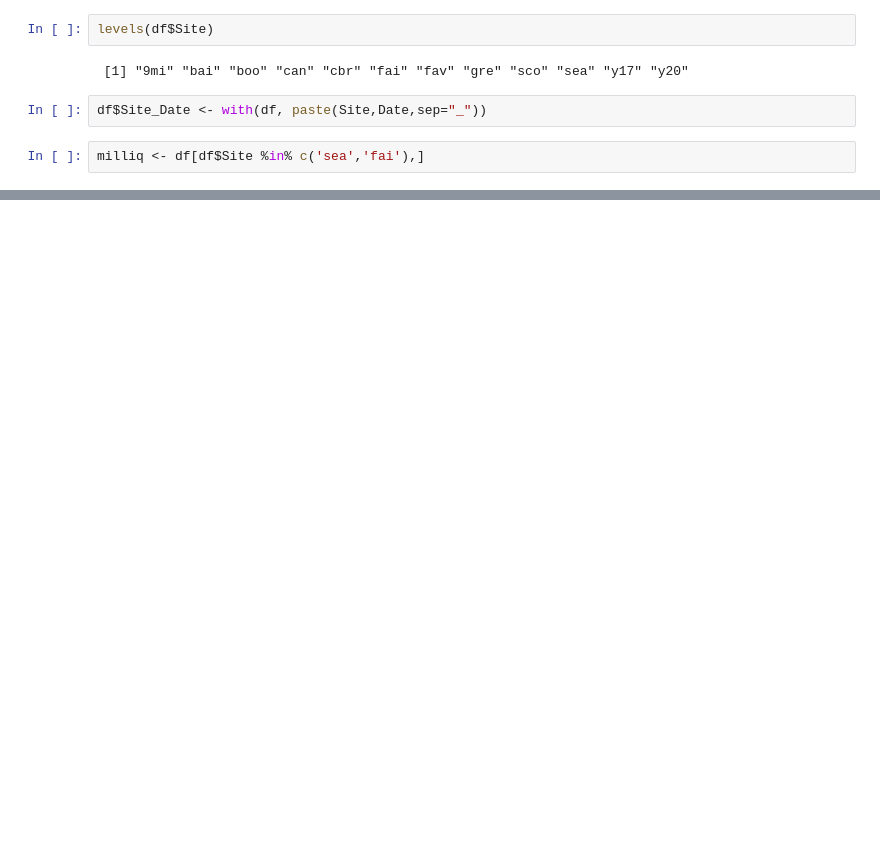
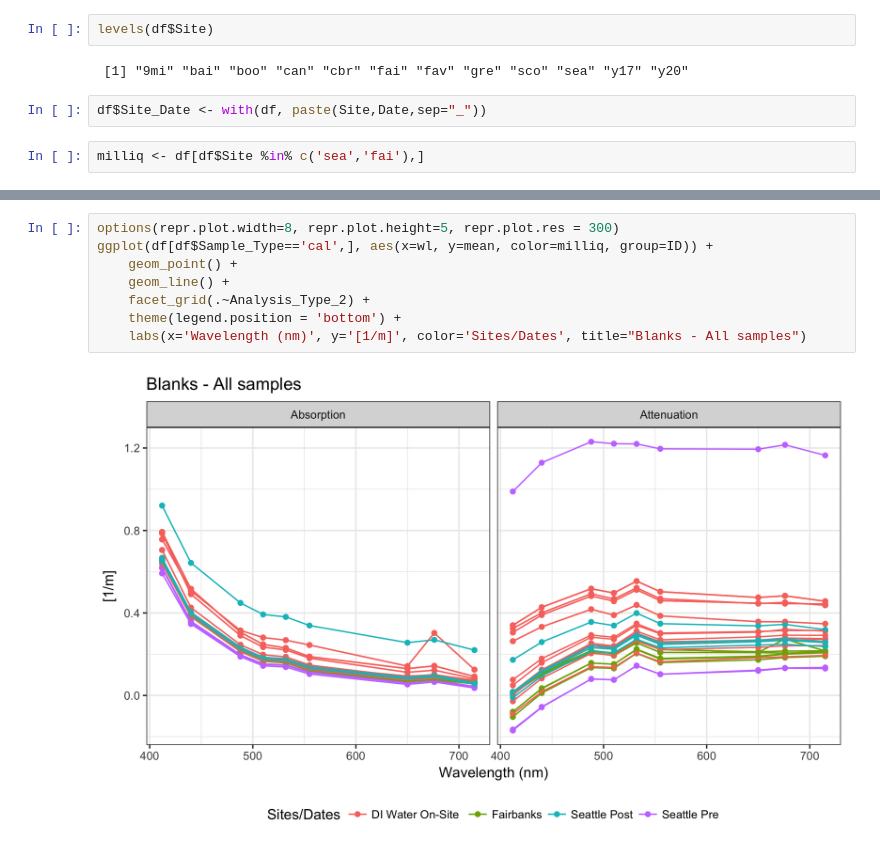
Before and after one commit to catherinekuhn/FreshwatersOpticsToolkit, a Jupyter notebook: Code/Untitled.ipynb, the cells around one changed output, grey strips where cells are left out. Saved outputs shown, nothing was run; the diff lists cells and outputs as text; blank space fills up the shorter version.

```diff
--- a/Code/Untitled.ipynb
+++ b/Code/Untitled.ipynb
@@ -16,0 +35,10 @@ milliq <- df[df$Site %in% c('sea','fai'),]
+# %%
+options(repr.plot.width=8, repr.plot.height=5, repr.plot.res = 300)
+ggplot(df[df$Sample_Type=='cal',], aes(x=wl, y=mean, color=milliq, group=ID)) +
+    geom_point() +
+    geom_line() +
+    facet_grid(.~Analysis_Type_2) +
+    theme(legend.position = 'bottom') +
+    labs(x='Wavelength (nm)', y='[1/m]', color='Sites/Dates', title="Blanks - All samples")
+# %% [output]
+[figure, added]
```
Also changed, not shown: parts of 9 cells of this notebook, 1 other file.
